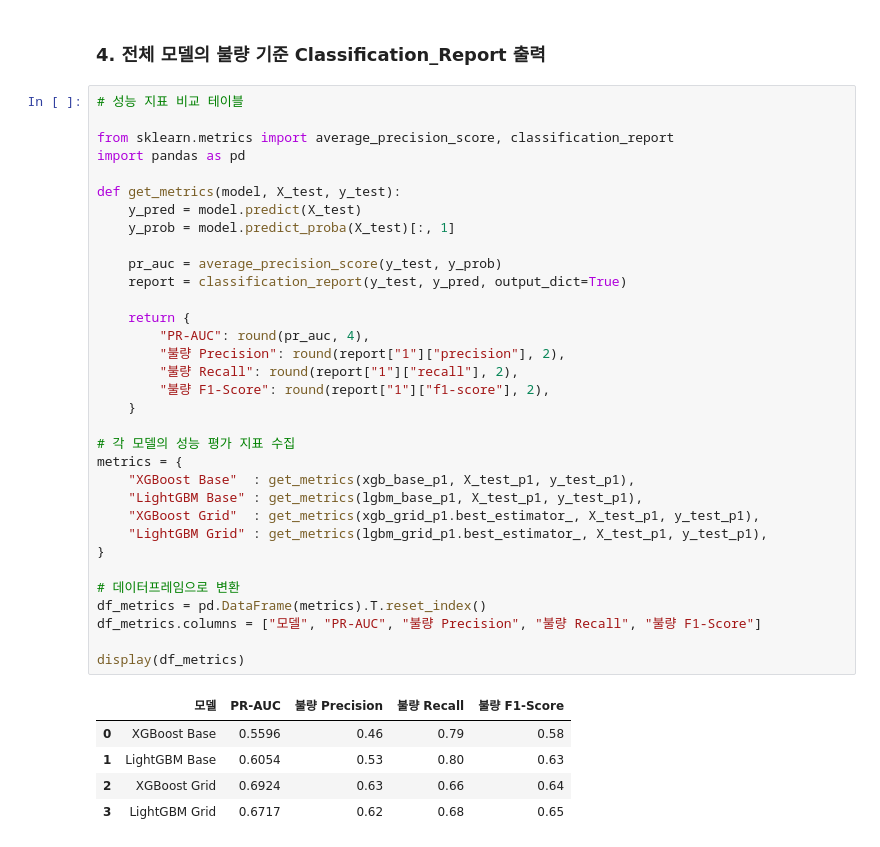
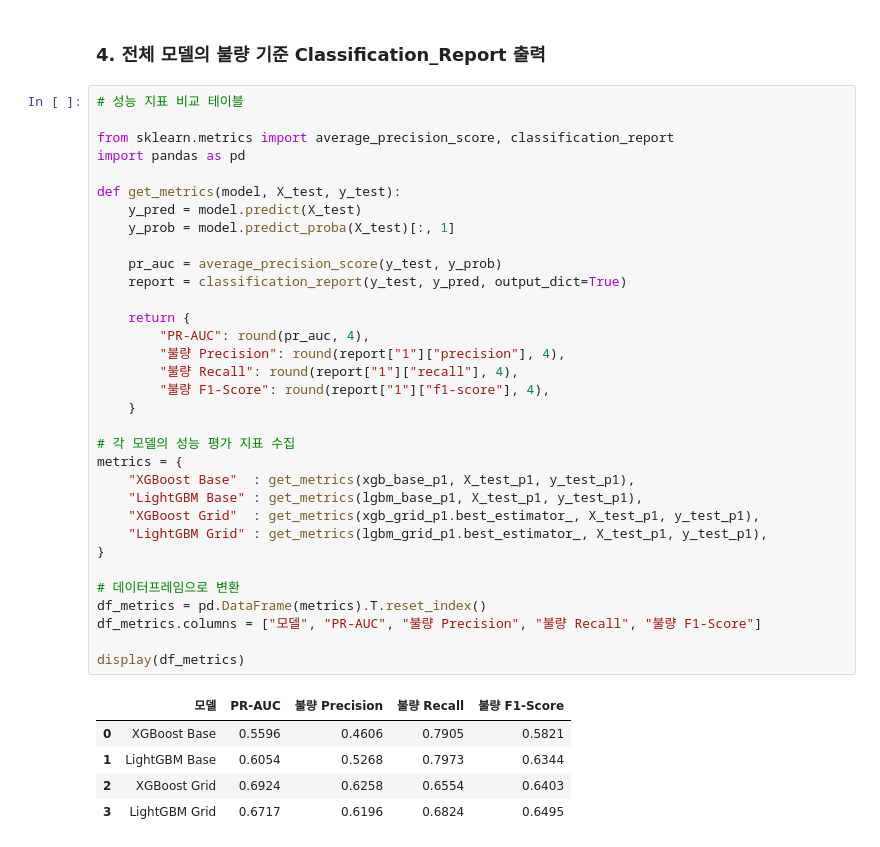
Before and after one commit to hanalo26/sparta-data11-advanced-project, a Jupyter notebook: Haeun/Data_Modeling_product-1_v2.ipynb, the cells around one changed output. Drawn from its saved outputs; the diff is of its cells as text.

```diff
--- a/Haeun/Data_Modeling_product-1_v2.ipynb
+++ b/Haeun/Data_Modeling_product-1_v2.ipynb
@@ -559,37 +559,37 @@ LightGBM GridSearch 모델 저장 완료
 
 from sklearn.metrics import average_precision_score, classification_report
 import pandas as pd
 
 def get_metrics(model, X_test, y_test):
     y_pred = model.predict(X_test)
     y_prob = model.predict_proba(X_test)[:, 1]
 
     pr_auc = average_precision_score(y_test, y_prob)
     report = classification_report(y_test, y_pred, output_dict=True)
 
     return {
         "PR-AUC": round(pr_auc, 4),
-        "불량 Precision": round(report["1"]["precision"], 2),
-        "불량 Recall": round(report["1"]["recall"], 2),
-        "불량 F1-Score": round(report["1"]["f1-score"], 2),
+        "불량 Precision": round(report["1"]["precision"], 4),
+        "불량 Recall": round(report["1"]["recall"], 4),
+        "불량 F1-Score": round(report["1"]["f1-score"], 4),
     }
 
 # 각 모델의 성능 평가 지표 수집
 metrics = {
     "XGBoost Base"  : get_metrics(xgb_base_p1, X_test_p1, y_test_p1),
     "LightGBM Base" : get_metrics(lgbm_base_p1, X_test_p1, y_test_p1),
     "XGBoost Grid"  : get_metrics(xgb_grid_p1.best_estimator_, X_test_p1, y_test_p1),
     "LightGBM Grid" : get_metrics(lgbm_grid_p1.best_estimator_, X_test_p1, y_test_p1),
 }
 
 # 데이터프레임으로 변환
 df_metrics = pd.DataFrame(metrics).T.reset_index()
 df_metrics.columns = ["모델", "PR-AUC", "불량 Precision", "불량 Recall", "불량 F1-Score"]
 
 display(df_metrics)
 # %% [output]
 |  | 모델 | PR-AUC | 불량 Precision | 불량 Recall | 불량 F1-Score |
-| 0 | XGBoost Base | 0.5596 | 0.46 | 0.79 | 0.58 |
-| 1 | LightGBM Base | 0.6054 | 0.53 | 0.80 | 0.63 |
-| 2 | XGBoost Grid | 0.6924 | 0.63 | 0.66 | 0.64 |
-| 3 | LightGBM Grid | 0.6717 | 0.62 | 0.68 | 0.65 |
+| 0 | XGBoost Base | 0.5596 | 0.4606 | 0.7905 | 0.5821 |
+| 1 | LightGBM Base | 0.6054 | 0.5268 | 0.7973 | 0.6344 |
+| 2 | XGBoost Grid | 0.6924 | 0.6258 | 0.6554 | 0.6403 |
+| 3 | LightGBM Grid | 0.6717 | 0.6196 | 0.6824 | 0.6495 |
```
